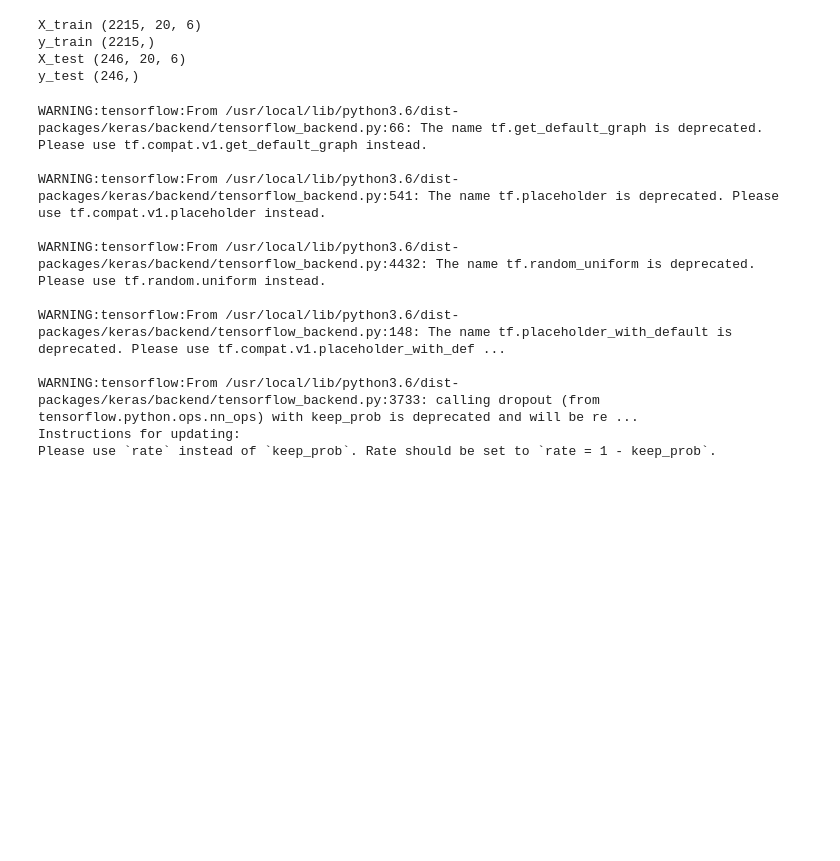
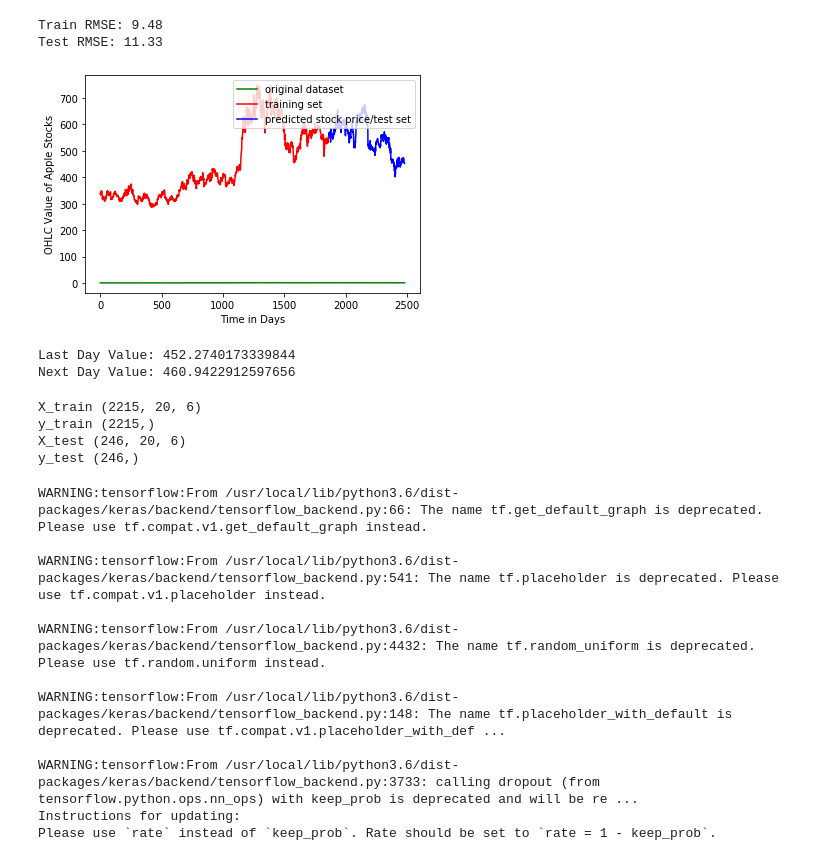
Before and after one commit to neermesh/deep-learning, a Jupyter notebook: tensorflow_LSTM.ipynb, the cells around one changed output. Drawn from its saved outputs; the diff is of its cells as text; code cells hidden in the pictures; blank space fills up the shorter version.

```diff
--- a/tensorflow_LSTM.ipynb
+++ b/tensorflow_LSTM.ipynb
@@ -26,4 +22,4 @@ We recommend you upgrade now or ensure your notebook will continue to use Tensor
 from pandas_datareader import data as pdr
 df = pdr.get_data_yahoo('CIPLA.NS')
 # %%
-df
+df = df[::-1]
@@ -194,0 +76,15 @@ Next Day Value: 367.1948547363281
+# %%
+# PREPARATION OF TIME SERIES DATASE
+close_val = np.reshape(close_val.values, (len(close_val),1)) # 1664
+scaler = MinMaxScaler(feature_range=(0, 1))
+close_val = scaler.fit_transform(close_val)
+
+# TRAIN-TEST SPLIT
+train_close_val = int(len(close_val) * 0.75)
+test_close_val = len(close_val) - train_close_val
+train_close_val, test_close_val = close_val[0:train_close_val,:], close_val[train_close_val:len(close_val),:]
+
+print(train_close_val)
+# TIME-SERIES DATASET (FOR TIME T, VALUES FOR TIME T+1)
+trainX, trainY = new_dataset(train_close_val, 1)
+testX, testY = new_dataset(test_close_val, 1)
@@ -195,3 +137,49 @@ Next Day Value: 367.1948547363281
+# %%
+# TRAINING RMSE
+trainScore = math.sqrt(mean_squared_error(trainY[0], trainPredict[:,0]))
+print('Train RMSE: %.2f' % (trainScore))
+
+# TEST RMSE
+testScore = math.sqrt(mean_squared_error(testY[0], testPredict[:,0]))
+print('Test RMSE: %.2f' % (testScore))
+# %% [output]
+Train RMSE: 9.48
+Test RMSE: 11.33
+# %%
+# CREATING SIMILAR DATASET TO PLOT TRAINING PREDICTIONS
+trainPredictPlot = np.empty_like(close_val)
+trainPredictPlot[:, :] = np.nan
+trainPredictPlot[step_size:len(trainPredict)+step_size, :] = trainPredict
+
+# CREATING SIMILAR DATASSET TO PLOT TEST PREDICTIONS
+testPredictPlot = np.empty_like(close_val)
+testPredictPlot[:, :] = np.nan
+testPredictPlot[len(trainPredict)+(step_size*2)+1:len(close_val)-1, :] = testPredict
+
+# DE-NORMALIZING MAIN DATASET
+OHLC_avg = scaler.inverse_transform(close_val)
+
+# PLOT OF MAIN OHLC VALUES, TRAIN PREDICTIONS AND TEST PREDICTIONS
+plt.plot(close_val, 'g', label = 'original dataset')
+plt.plot(trainPredictPlot, 'r', label = 'training set')
+plt.plot(testPredictPlot, 'b', label = 'predicted stock price/test set')
+plt.legend(loc = 'upper right')
+plt.xlabel('Time in Days')
+plt.ylabel('OHLC Value of Apple Stocks')
+plt.show()
+# %% [output]
+[figure, added]
+# %%
+# PREDICT FUTURE VALUES
+last_val = testPredict[-1]
+last_val_scaled = last_val/last_val
+next_val = model.predict(np.reshape(last_val_scaled, (1,1,1)))
+print("Last Day Value:", np.asscalar(last_val))
+print("Next Day Value:", np.asscalar(last_val*next_val))
+# print np.append(last_val, next_val)
+# %% [output]
+Last Day Value: 452.2740173339844
+Next Day Value: 460.9422912597656
 # %%
 def standard_scaler(X_train, X_test):
     train_samples, train_nx, train_ny = X_train.shape
```
Also changed, not shown: parts of 11 cells of this notebook.
